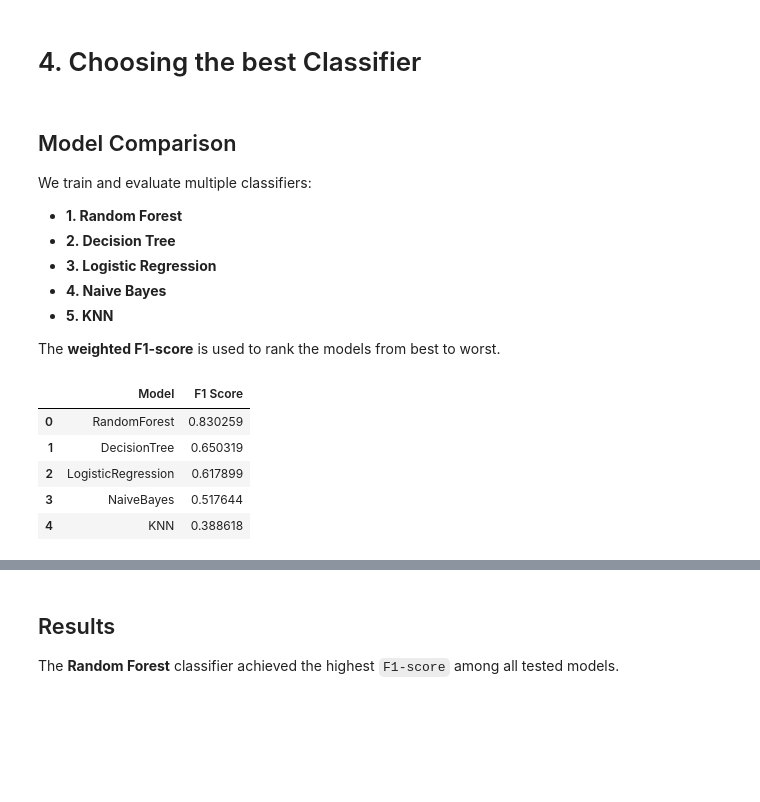
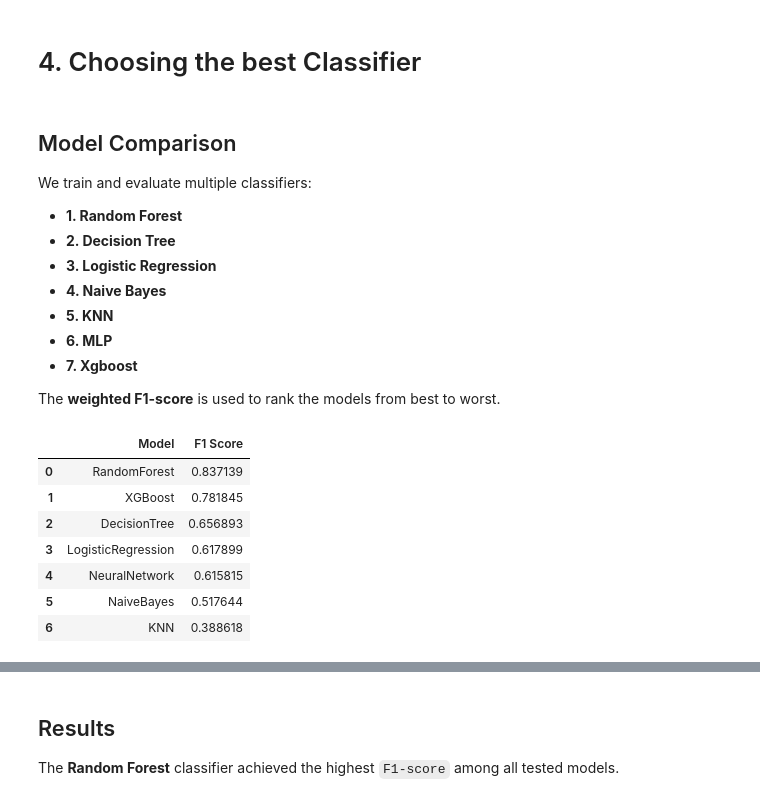
Before and after one commit to antara-walid/Qui-utilise-mon-appli-Challenge, a Jupyter notebook: QuiUtiliseMonAppliChallenge.ipynb, the cells around one changed output, grey strips where cells are left out. Cells and saved outputs as stored; diff of their text form; code cells hidden in the pictures; blank space fills up the shorter version.

```diff
--- a/QuiUtiliseMonAppliChallenge.ipynb
+++ b/QuiUtiliseMonAppliChallenge.ipynb
@@ -125,43 +228,55 @@ We train and evaluate multiple classifiers:
 - **3. Logistic Regression**
 - **4. Naive Bayes**
 - **5. KNN**
+- **6. MLP**
+- **7. Xgboost**
 
 The **weighted F1-score** is used to rank the models from best to worst.
 # %%
 from sklearn.ensemble import RandomForestClassifier, GradientBoostingClassifier, AdaBoostClassifier
 from sklearn.linear_model import LogisticRegression
 from sklearn.tree import DecisionTreeClassifier
 from sklearn.svm import SVC
 from sklearn.naive_bayes import GaussianNB
 from sklearn.neighbors import KNeighborsClassifier
 from sklearn.metrics import f1_score
 import pandas as pd
-
+from sklearn.neural_network import MLPClassifier
+import xgboost as xgb
 # Dictionnaire des modèles à tester
 models = {
-    "RandomForest": RandomForestClassifier(random_state=42, n_jobs=-1),
+    "RandomForest": RandomForestClassifier(max_depth=None, max_features='sqrt', min_samples_leaf= 1, min_samples_split= 2, n_estimators= 200),
     "DecisionTree": DecisionTreeClassifier(random_state=42),
     "LogisticRegression": LogisticRegression(max_iter=1000, random_state=42),
     "NaiveBayes": GaussianNB(),
-    "KNN": KNeighborsClassifier()
+    "XGBoost": xgb.XGBClassifier(
+    n_estimators=100,        # nombre d’arbres
+    learning_rate=0.1,       # taux d’apprentissage
+    max_depth=4,             # profondeur max de chaque arbre
+    random_state=42
+),
+    "KNN": KNeighborsClassifier(),
+    "NeuralNetwork": MLPClassifier(hidden_layer_sizes=(128, 128), activation='relu', solver='adam', max_iter=300, random_state=42)
 }
 
 results = []
 
 for name, model in models.items():
     model.fit(X_train, y_train)
     y_pred = model.predict(X_test)
     f1 = f1_score(y_test, y_pred, average="weighted")
     results.append({"Model": name, "F1 Score": f1})
 
 # Classement des modèles
 results_df = pd.DataFrame(results).sort_values(by="F1 Score", ascending=False).reset_index(drop=True)
 
 results_df
 # %% [output]
 |  | Model | F1 Score |
-| 0 | RandomForest | 0.830259 |
-| 1 | DecisionTree | 0.650319 |
-| 2 | LogisticRegression | 0.617899 |
-| 3 | NaiveBayes | 0.517644 |
-| 4 | KNN | 0.388618 |
+| 0 | RandomForest | 0.837139 |
+| 1 | XGBoost | 0.781845 |
+| 2 | DecisionTree | 0.656893 |
+| 3 | LogisticRegression | 0.617899 |
+| 4 | NeuralNetwork | 0.615815 |
+| 5 | NaiveBayes | 0.517644 |
+| 6 | KNN | 0.388618 |
```
Also changed, not shown: parts of 19 cells of this notebook, 1 other file.
